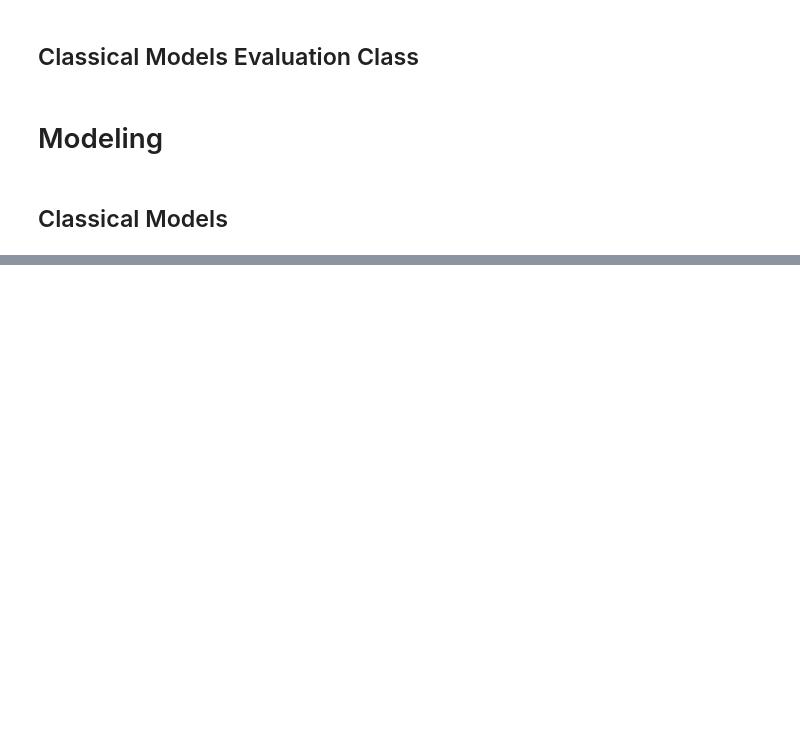
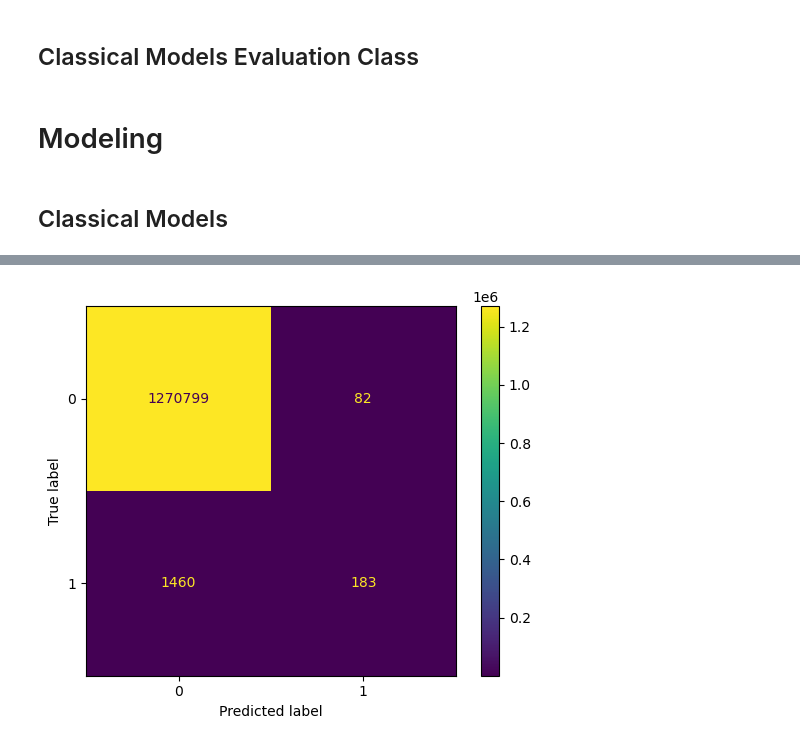
Before and after one commit to pponci/fraud_detection, a Jupyter notebook: notebooks/02_modeling.ipynb, the cells around one changed output, grey strips where cells are left out. Saved outputs shown, nothing was run; the diff lists cells and outputs as text; code cells hidden in the pictures; blank space fills up the shorter version.

```diff
--- a/notebooks/02_modeling.ipynb
+++ b/notebooks/02_modeling.ipynb
@@ -435,0 +580,16 @@ Regarding the imbalance in the target I don't feel confindent exclduing any of t
+# %%
+lgbm_class = LGBMClassifier(n_jobs = -1, random_state = seed)
+
+c_model_eval = ClassicModelsEvaluation(
+    x_train = x_train,
+    y_train = y_train,
+    x_val = x_val,
+    y_val = y_val,
+    df_eval = df_eval_all,
+    imbalance = imbalance,
+    outliers = outliers,
+    normalize = normalize,
+    model = lgbm_class,
+    model_name = "lgbm",
+    compute_cm = True
+)
@@ -435,0 +617,4 @@ Regarding the imbalance in the target I don't feel confindent exclduing any of t
+# %%
+c_model_eval.plot_confusion_matrix()
+# %% [output]
+[figure, added]
```
Also changed, not shown: parts of 33 cells of this notebook.
